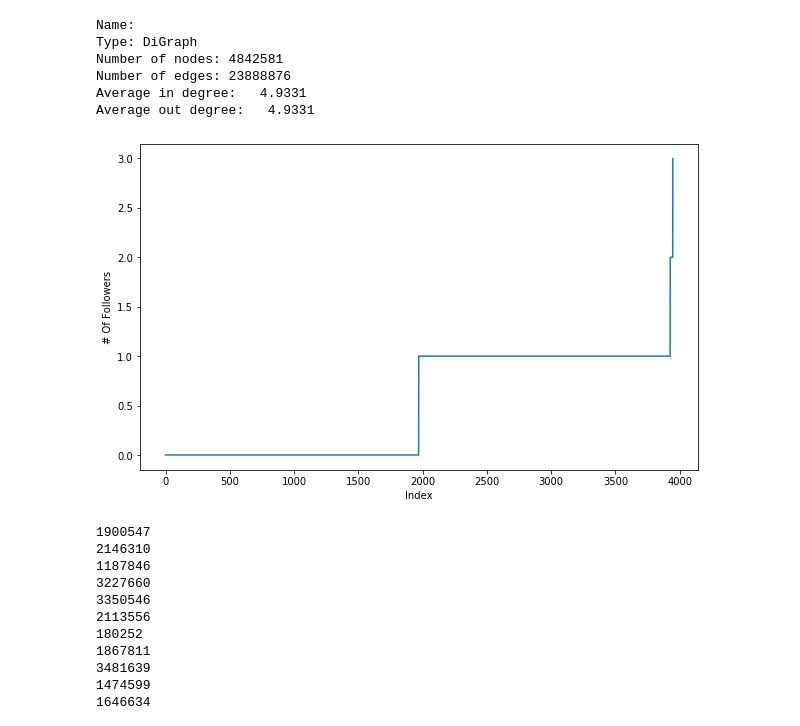
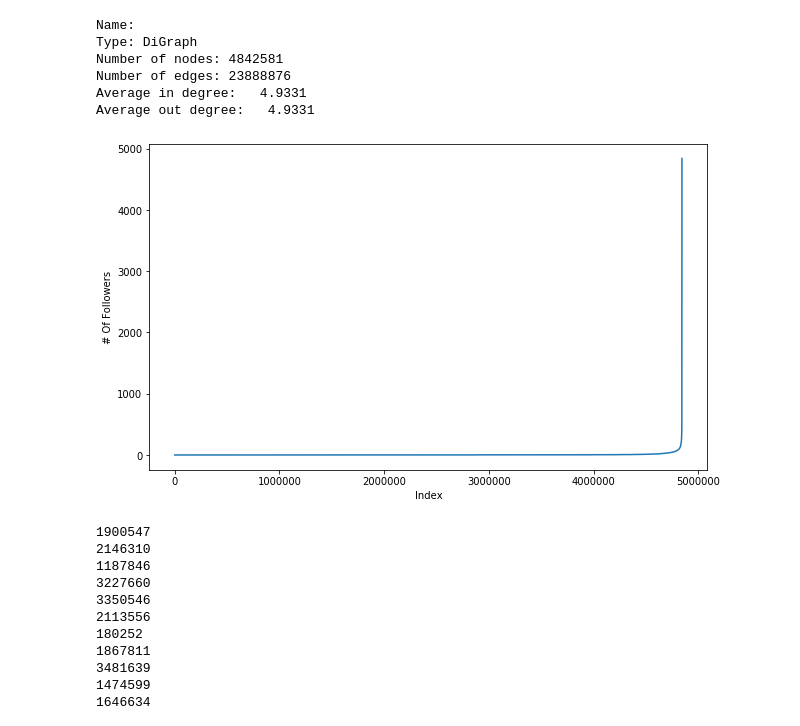
Before and after one commit to siriusctrl/COMP90051-Link-Prediction, a Jupyter notebook: prediction.ipynb, the cells around one changed output. Drawn from its saved outputs; the diff is of its cells as text; code cells hidden in the pictures.

```diff
--- a/prediction.ipynb
+++ b/prediction.ipynb
@@ -272,15 +276,15 @@ Number of edges: 23888876
 Average in degree:   4.9331
 Average out degree:   4.9331
 # %%
-indegree_dist = list(dict(g_test.in_degree()).values())
+indegree_dist = list(dict(g.in_degree()).values())
 indegree_dist.sort()
 plt.figure(figsize=(10,6))
 plt.plot(indegree_dist)
 plt.xlabel('Index')
 plt.ylabel('# Of Followers')
 plt.show()
 # %% [output]
-[figure, old version]
+[figure, new version]
 # %%
 test_sink = set(sub_data['Sink'])
 test_source = set(sub_data['Source'])
```
Also changed, not shown: parts of 2 cells of this notebook, 1 other file.
